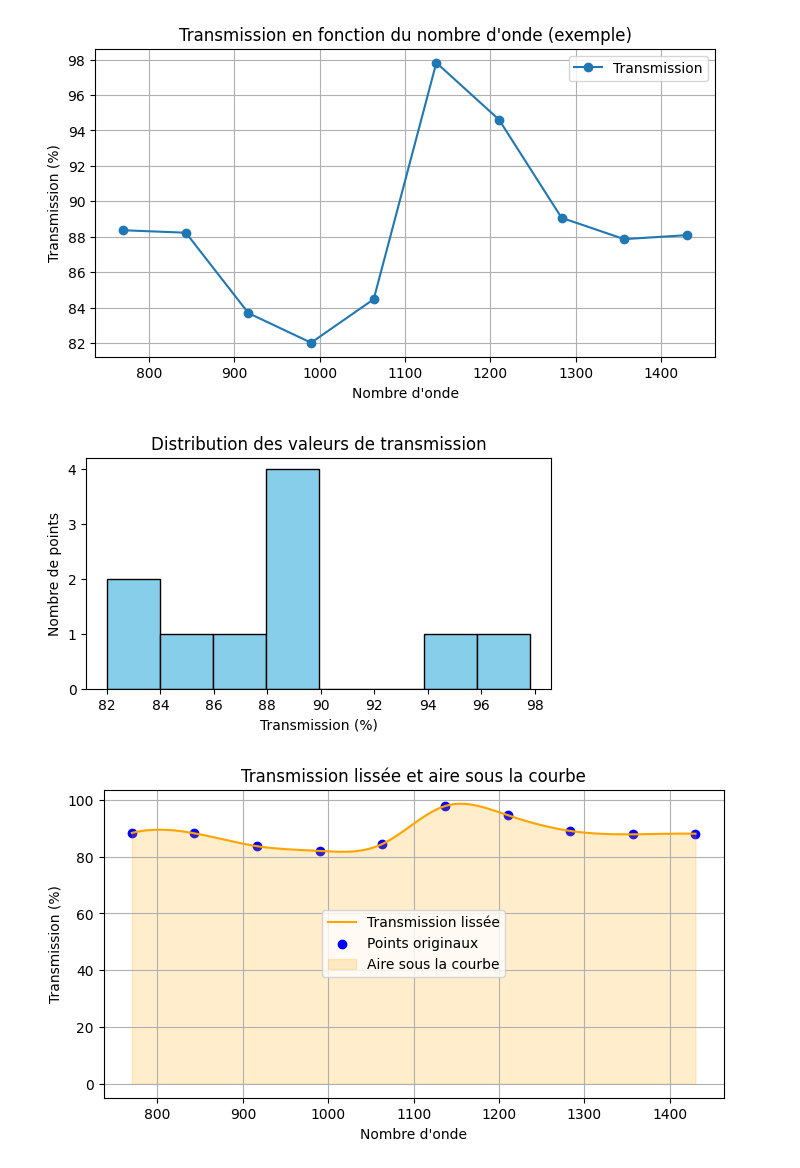
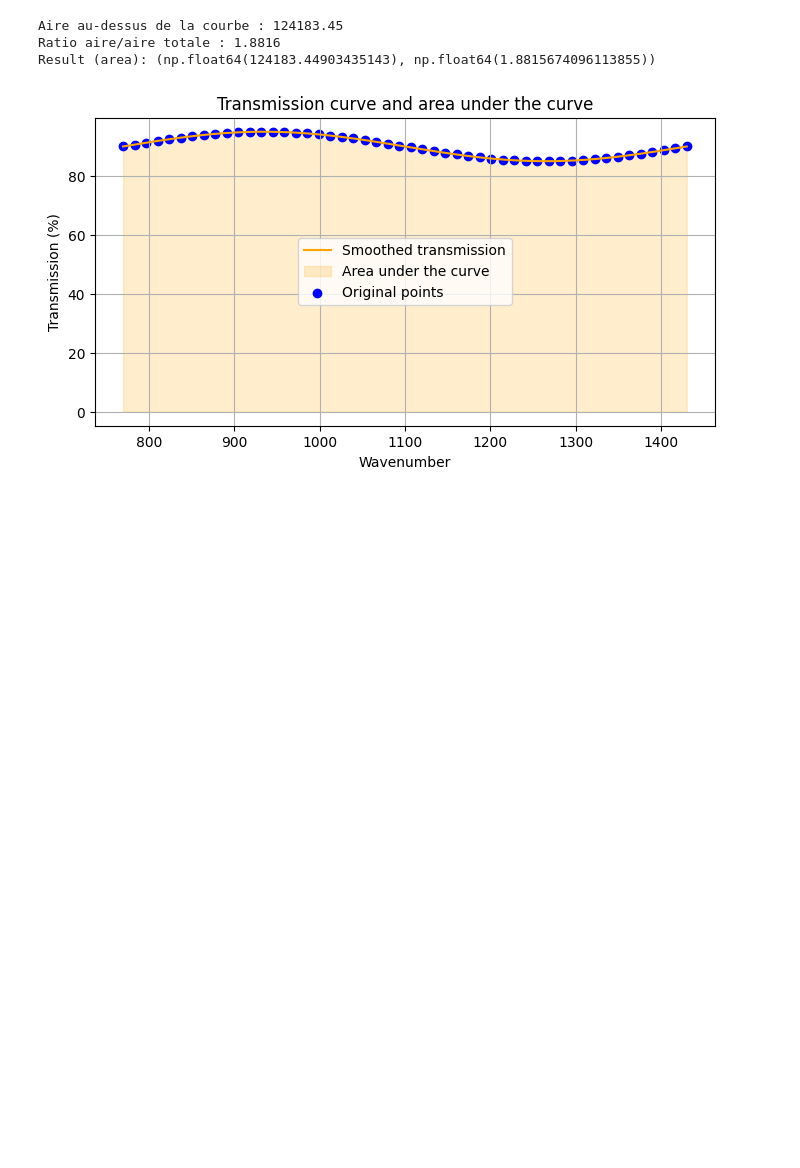
Before and after one commit to devtazi/SpectrometreInfrarouge, a Jupyter notebook: exploration.ipynb, the cells around one changed output. Saved outputs shown, nothing was run; the diff lists cells and outputs as text; code cells hidden in the pictures; blank space fills up the shorter version.

```diff
--- a/exploration.ipynb
+++ b/exploration.ipynb
@@ -42,39 +12,38 @@ df_exemple.head()
+# %%
+# Create smooth example data (sine wave)
+x = np.linspace(770, 1430, 50)
+y = 90 + 5 * np.sin((x-770)/660 * 2 * np.pi)
+df_example = pd.DataFrame({
+    "wavenumber": x,
+    "transmission": y
+})
+
+# Save to CSV for function input
+df_example.to_csv("example.csv", sep=";", index=False, header=False)
+# %%
+# Apply the main function
+result = mesureThermicite("example.csv")
+print("Result (area):", result)
+# %% [output]
+Aire au-dessus de la courbe : 124183.45
+Ratio aire/aire totale : 1.8816
+Result (area): (np.float64(124183.44903435143), np.float64(1.8815674096113855))
 # %%
-# Visualisation graphique
-plt.figure(figsize=(8,4))
-plt.plot(df_exemple["nombre d'onde"], df_exemple["transmission"], marker='o', label="Transmission")
-plt.title("Transmission en fonction du nombre d'onde (exemple)")
-plt.xlabel("Nombre d'onde")
-plt.ylabel("Transmission (%)")
-plt.grid(True)
-plt.legend()
-plt.show()
-
-# Histogramme de la transmission
-plt.figure(figsize=(6,3))
-plt.hist(df_exemple["transmission"], bins=8, color='skyblue', edgecolor='black')
-plt.title("Distribution des valeurs de transmission")
-plt.xlabel("Transmission (%)")
-plt.ylabel("Nombre de points")
-plt.show()
-
-# Courbe lissée (interpolation)
-x = df_exemple["nombre d'onde"]
-y = df_exemple["transmission"]
+# Plot the transmission curve and area under the curve
+x = df_example["wavenumber"]
+y = df_example["transmission"]
 xnew = np.linspace(x.min(), x.max(), 300)
 spl = make_interp_spline(x, y, k=3)
 y_smooth = spl(xnew)
 plt.figure(figsize=(8,4))
-plt.plot(xnew, y_smooth, label="Transmission lissée", color='orange')
-plt.scatter(x, y, color='blue', label="Points originaux")
-plt.fill_between(xnew, y_smooth, alpha=0.2, color='orange', label="Aire sous la courbe")
-plt.title("Transmission lissée et aire sous la courbe")
-plt.xlabel("Nombre d'onde")
+plt.plot(xnew, y_smooth, label="Smoothed transmission", color='orange')
+plt.fill_between(xnew, y_smooth, alpha=0.2, color='orange', label="Area under the curve")
+plt.scatter(x, y, color='blue', label="Original points")
+plt.title("Transmission curve and area under the curve")
+plt.xlabel("Wavenumber")
 plt.ylabel("Transmission (%)")
 plt.legend()
 plt.grid(True)
 plt.show()
 # %% [output]
-[figure, old version]
+[figure, new version]
-[figure, removed]
-[figure, removed]
```
Also changed, not shown: parts of 9 cells of this notebook, 2 other files.
